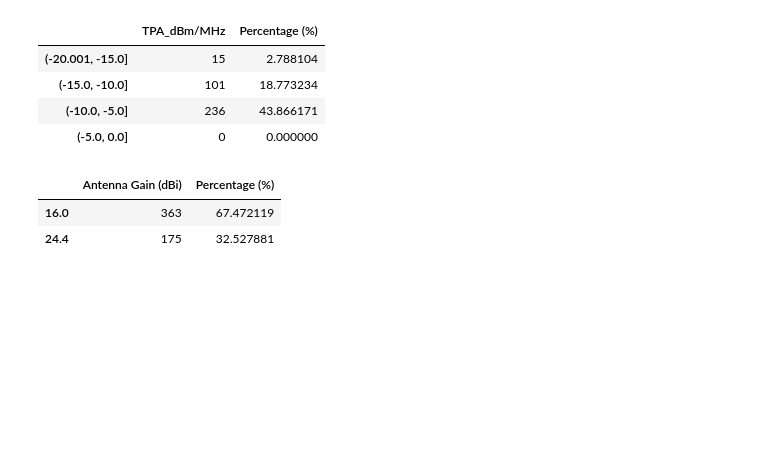
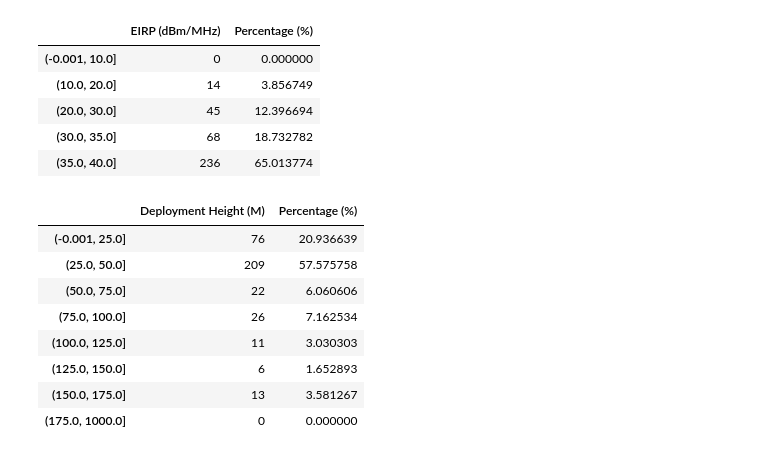
Before and after one commit to navnith-reddy/RAdata, a Jupyter notebook: UnwiredDataProcessing.ipynb, the cells around one changed output. Drawn from its saved outputs; the diff is of its cells as text; code cells hidden in the pictures; blank space fills up the shorter version.

```diff
--- a/UnwiredDataProcessing.ipynb
+++ b/UnwiredDataProcessing.ipynb
@@ -32,7 +34,6 @@ unwired = pd.read_excel('Data/20103_4akal.xlsx')
 unwired = unwired[[
     'Site_Mode',
     'EIRP',
-    'EIRP_Unit',
     'Antenna_Ht',
     'Site_Name',
     'Location',
@@ -42,10 +43,14 @@ unwired = unwired[[
     'Lic_BW',
     'Licence_Sub_Type',
     'Freq_Upper',
-    'Freq_Lower']]
+    'Freq_Lower',
+    'Antenna_Manuf']]
 
 # Filter out Rx entries
 unwired = unwired[unwired['Site_Mode'] == 'T']
+
+# Filter out AIRSPAN antenna (back haul antennas)
+unwired = unwired[unwired['Antenna_Manuf'] == 'NAVINI NETWORKS']
 
 # Hz to MHz
 unwired['Lic_BW'] = (unwired['Lic_BW'] / 1000000).round(3)
@@ -53,11 +58,16 @@ unwired['Freq_Upper'] = (unwired['Freq_Upper'] / 1000000).round(7)
 unwired['Freq_Lower'] = (unwired['Freq_Lower'] / 1000000).round(7)
 unwired.rename(columns={'Lic_BW':'BW (MHz)'}, inplace=True)
 
+# Convert EIRP/30kHz to EIRP
+unwired.rename(columns={'EIRP' : 'EIRP/30kHz_dBm'}, inplace=True)
+unwired['EIRP_dBm'] = unwired['EIRP/30kHz_dBm'] - 10 * np.log10(0.03 / unwired['BW (MHz)'])
+unwired['EIRP'] = 10 * np.power(10, (unwired['EIRP_dBm'] - 30))
+
 # Convert W to dBm
-unwired['EIRP_dBm'] = 0
-unwired = unwired.astype({'EIRP' : 'float','EIRP_dBm' : 'float'})
-unwired = unwired.replace({0:np.nan})
-unwired['EIRP_dBm'] = 10 * np.log10(1000 * unwired['EIRP'])
+# unwired['EIRP_dBm'] = 0
+# unwired = unwired.astype({'EIRP' : 'float','EIRP_dBm' : 'float'})
+# unwired = unwired.replace({0:np.nan})
+# unwired['EIRP_dBm'] = 10 * np.log10(1000 * unwired['EIRP'])
 
 # Convert dBm to dBm/MHz
 unwired['EIRP_dBm/MHz'] = unwired['EIRP_dBm'] + 10 * np.log10(1 / unwired['BW (MHz)'])
@@ -65,7 +75,7 @@ unwired['EIRP_dBm/MHz'] = unwired['EIRP_dBm'] + 10 * np.log10(1 / unwired['BW (M
 # Total Power into Antenna
 unwired['TPA_dBW'] = (unwired['EIRP_dBm'] - 30) - unwired['Antenna_Gain']
 unwired['TPA_W'] = np.power(10, (unwired['TPA_dBW'] / 10))
-unwired['TPA_dBm/MHz'] = unwired['TPA_dBW'] + 10 * np.log10(1 / unwired['BW (MHz)'])
+unwired['TPA_dBm/MHz'] = (unwired['TPA_dBW'] + 30) + 10 * np.log10(1 / unwired['BW (MHz)'])
 unwired['MHz_dBm'] = 10 * np.log10(1 / unwired['BW (MHz)'])
 
 # Save to xlsx
@@ -133,26 +189,33 @@ TPAdist
 # %%
-# TPA Distribution (dBm/MHz)
-bins = [-20, -15, -10, -5, 0]
-TPAdist = pd.DataFrame(unwired['TPA_dBm/MHz'].value_counts(bins=bins, sort=False))
-TPAdist['Percentage (%)'] = (TPAdist['TPA_dBm/MHz'] / 538) * 100
-TPAdist.rename(columns={'TPA_W' : 'Total Power into Antenna (dBm/MHz)'}, inplace=True)
-TPAdist.to_csv('Data/TPAdist_dBmMHz.csv', index=True)
-TPAdist
+# EIRP dBm/MHz
+bins = [0,10, 20, 30, 35, 40,]
+EIRPs_dBm = pd.DataFrame(unwired['EIRP_dBm/MHz'].value_counts(bins=bins, sort=False))
+EIRPs_dBm['Percentage (%)'] = (EIRPs_dBm['EIRP_dBm/MHz'] /  363) * 100
+EIRPs_dBm.rename(columns={'EIRP_dBm/MHz' : 'EIRP (dBm/MHz)'}, inplace=True)
+EIRPs_dBm.to_csv('Data/EIRPs_dBmHz.csv', index=True)
+EIRPs_dBm
 # %% [output]
-|  | TPA_dBm/MHz | Percentage (%) |
-| (-20.001, -15.0] | 15 | 2.788104 |
-| (-15.0, -10.0] | 101 | 18.773234 |
-| (-10.0, -5.0] | 236 | 43.866171 |
-| (-5.0, 0.0] | 0 | 0.000000 |
+|  | EIRP (dBm/MHz) | Percentage (%) |
+| (-0.001, 10.0] | 0 | 0.000000 |
+| (10.0, 20.0] | 14 | 3.856749 |
+| (20.0, 30.0] | 45 | 12.396694 |
+| (30.0, 35.0] | 68 | 18.732782 |
+| (35.0, 40.0] | 236 | 65.013774 |
 # %%
-# Antenna Gains
-bins = [0, 15, 17.5, 20, 22.5, 25, 100]
-AntennaG = pd.DataFrame(unwired['Antenna_Gain'].value_counts( sort=False))
-AntennaG['Percentage (%)'] = (AntennaG['Antenna_Gain'] / 538) * 100
-AntennaG.rename(columns={'Antenna_Gain' : 'Antenna Gain (dBi)'}, inplace=True)
-AntennaG.to_csv('Data/AntennaGain.csv', index=True)
-AntennaG
+# Antenna Height Distributions
+bins = [0, 25, 50, 75, 100, 125, 150, 175, 1000]
+AntennaHts = pd.DataFrame(unwired['Antenna_Ht'].value_counts(bins=bins, sort=False))
+AntennaHts['Percentage (%)'] = (AntennaHts['Antenna_Ht'] /  363) * 100
+AntennaHts.rename(columns={'Antenna_Ht' : 'Deployment Height (M)'}, inplace=True)
+AntennaHts.to_csv('Data/AntennaHts.csv', index=True)
+AntennaHts
 # %% [output]
-|  | Antenna Gain (dBi) | Percentage (%) |
-| 16.0 | 363 | 67.472119 |
-| 24.4 | 175 | 32.527881 |
+|  | Deployment Height (M) | Percentage (%) |
+| (-0.001, 25.0] | 76 | 20.936639 |
+| (25.0, 50.0] | 209 | 57.575758 |
+| (50.0, 75.0] | 22 | 6.060606 |
+| (75.0, 100.0] | 26 | 7.162534 |
+| (100.0, 125.0] | 11 | 3.030303 |
+| (125.0, 150.0] | 6 | 1.652893 |
+| (150.0, 175.0] | 13 | 3.581267 |
+| (175.0, 1000.0] | 0 | 0.000000 |
```
Also changed, not shown: parts of 13 cells of this notebook, 11 other files.
